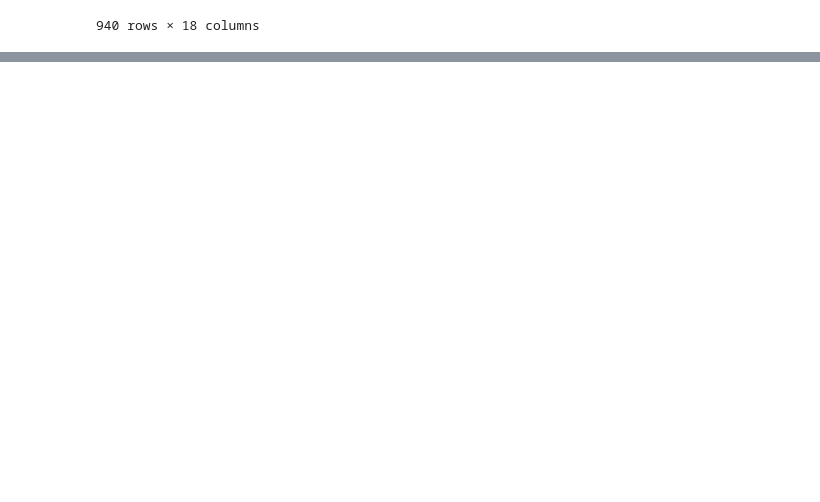
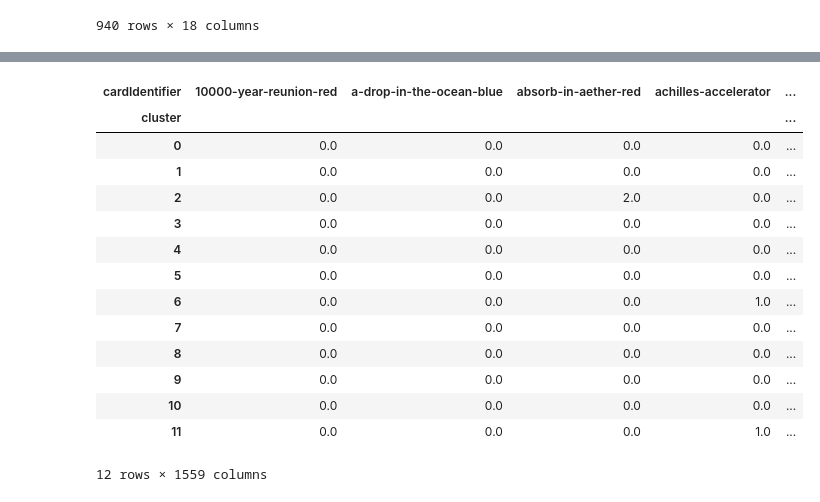
Before and after one commit to zappabad/fab-mtg-price, a Jupyter notebook: fetcher/notebooks/fabrary_api.ipynb, the cells around one changed output, grey strips where cells are left out. Cells and saved outputs as stored; diff of their text form; code cells hidden in the pictures; blank space fills up the shorter version.

```diff
--- a/fetcher/notebooks/fabrary_api.ipynb
+++ b/fetcher/notebooks/fabrary_api.ipynb
@@ -140,0 +152,23 @@ print(key_paths)
+# %%
+from sklearn.cluster import KMeans
+from sklearn.preprocessing import StandardScaler
+import matplotlib.pyplot as plt
+import matplotlib.cm as cm
+from sklearn.decomposition import PCA
+
+# Step 2: Normalize the data
+scaler = StandardScaler()
+scaled_data = scaler.fit_transform(pivot)
+
+# Step 3: Apply K-Means Clustering
+k = 20  # Number of clusters (choose an appropriate value)
+kmeans = KMeans(n_clusters=k, random_state=42)
+clusters = kmeans.fit_predict(scaled_data)
+
+# Add cluster labels to the original DataFrame
+pivot['cluster'] = clusters
+print("Clustered Data:\n", pivot)
+
+# Step 4: Dimensionality Reduction for Visualization (optional)
+pca = PCA(n_components=3)
+reduced_data = pca.fit_transform(scaled_data)
@@ -140,0 +225,18 @@ print(key_paths)
+# %%
+pivot.groupby('cluster').first('index')
+# %% [output]
+| cardIdentifier | 10000-year-reunion-red | a-drop-in-the-ocean-blue | absorb-in-aether-red | achilles-accelerator | ... |
+| cluster |  |  |  |  | ... |
+| 0 | 0.0 | 0.0 | 0.0 | 0.0 | ... |
+| 1 | 0.0 | 0.0 | 0.0 | 0.0 | ... |
+| 2 | 0.0 | 0.0 | 2.0 | 0.0 | ... |
+| 3 | 0.0 | 0.0 | 0.0 | 0.0 | ... |
+| 4 | 0.0 | 0.0 | 0.0 | 0.0 | ... |
+| 5 | 0.0 | 0.0 | 0.0 | 0.0 | ... |
+| 6 | 0.0 | 0.0 | 0.0 | 1.0 | ... |
+| 7 | 0.0 | 0.0 | 0.0 | 0.0 | ... |
+| 8 | 0.0 | 0.0 | 0.0 | 0.0 | ... |
+| 9 | 0.0 | 0.0 | 0.0 | 0.0 | ... |
+| 10 | 0.0 | 0.0 | 0.0 | 0.0 | ... |
+| 11 | 0.0 | 0.0 | 0.0 | 1.0 | ... |
+12 rows × 1559 columns
```
Also changed, not shown: parts of 12 cells of this notebook, 1 other file.
